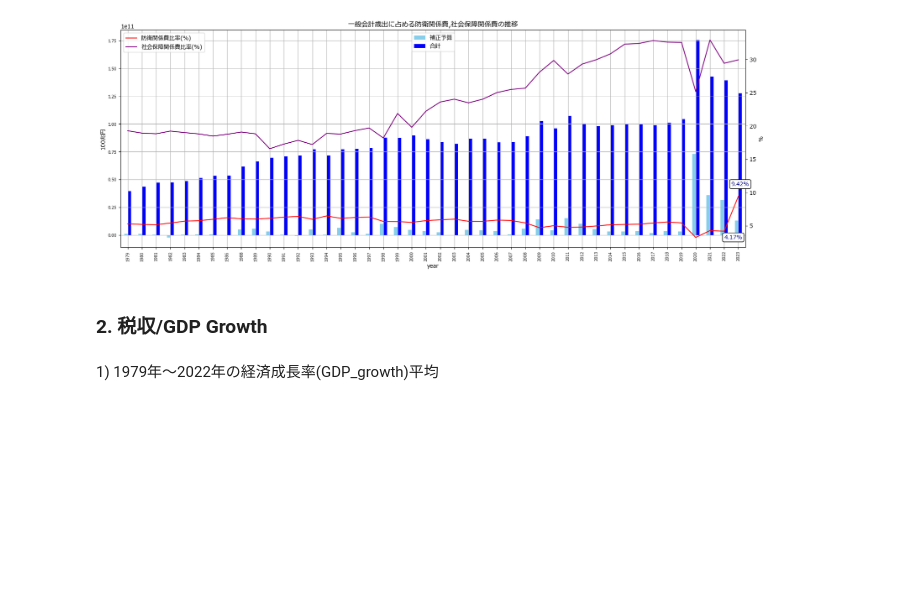
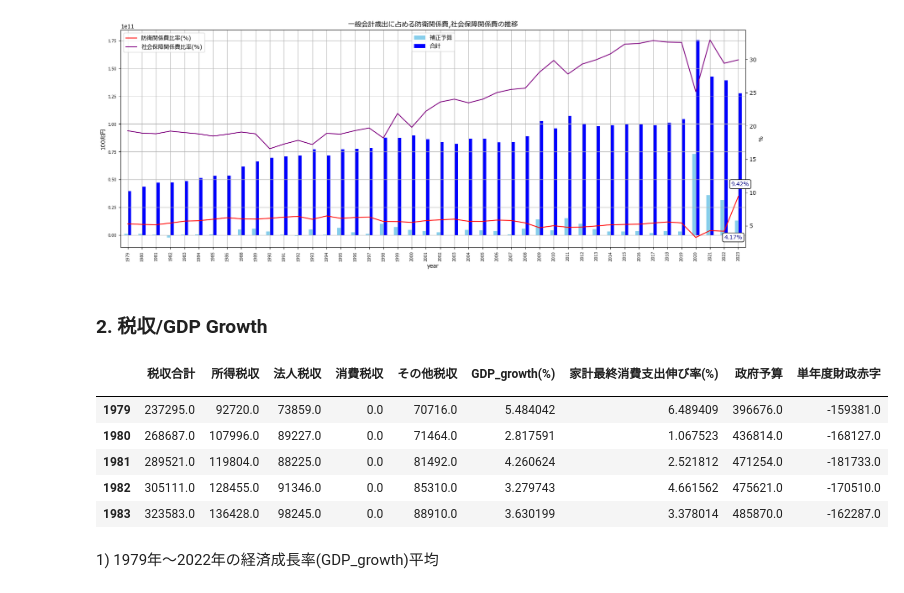
Before and after one commit to Pipikopimame/orbe_public2, a Jupyter notebook: 政府一般会計歳出.ipynb, the cells around one changed output. Saved outputs shown, nothing was run; the diff lists cells and outputs as text; code cells hidden in the pictures; blank space fills up the shorter version.

```diff
--- a/政府一般会計歳出.ipynb
+++ b/政府一般会計歳出.ipynb
@@ -142,33 +145,42 @@ year2 = []
 for i in range(1960,2023):
     year2.append(i)
 year2.insert(0,'country_name')
 year2.insert(0,'country_code')
 year2.insert(0,'indicator_name')
 year2.insert(0,'indicator_code')
 
 cp.columns = year
 cp2 = cp.transpose()
 cp2.rename(columns={0:'家計最終消費支出伸び率(%)'},inplace=True)
 cp3 = cp2.loc[1979:,['家計最終消費支出伸び率(%)']]
 cp3.reset_index(drop=True,inplace=True)
 
 ##税収
 query_tax = '''SELECT *, 一般会計税収-所得税収-法人税収-消費税収 AS その他税収 FROM revenue;'''
 tax_rev = pd.read_sql(query_tax,engine)
 #tax_rev.set_index('年度',inplace=True)
 ##税収,GDP成長率
 gdp3.reset_index(drop=True,inplace=True)
 comp = pd.concat([tax_rev,gdp3,cp3],axis=1)
 comp.set_index('年度',inplace=True)
 comp.iloc[-10:]
 comp.index.name = ''
 comp.columns
 comp['家計最終消費支出伸び率(%)']['1993':'2023'].mean()
 comp['GDP_growth(%)']['1993':'2023'].mean()
 #comp['政府予算'] = budget
 comp['政府予算'] = round(budget['合計']/100000)
 comp['単年度財政赤字']=comp['一般会計税収']-comp['政府予算']
 comp.rename(columns={'一般会計税収':'税収合計'},inplace=True)
+comp.head()
+# %% [output]
+|  | 税収合計 | 所得税収 | 法人税収 | 消費税収 | その他税収 | GDP_growth(%) | 家計最終消費支出伸び率(%) | 政府予算 | 単年度財政赤字 |
+|  |  |  |  |  |  |  |  |  |  |
+| 1979 | 237295.0 | 92720.0 | 73859.0 | 0.0 | 70716.0 | 5.484042 | 6.489409 | 396676.0 | -159381.0 |
+| 1980 | 268687.0 | 107996.0 | 89227.0 | 0.0 | 71464.0 | 2.817591 | 1.067523 | 436814.0 | -168127.0 |
+| 1981 | 289521.0 | 119804.0 | 88225.0 | 0.0 | 81492.0 | 4.260624 | 2.521812 | 471254.0 | -181733.0 |
+| 1982 | 305111.0 | 128455.0 | 91346.0 | 0.0 | 85310.0 | 3.279743 | 4.661562 | 475621.0 | -170510.0 |
+| 1983 | 323583.0 | 136428.0 | 98245.0 | 0.0 | 88910.0 | 3.630199 | 3.378014 | 485870.0 | -162287.0 |
 # %% [markdown]
 <p>1) 1979年～2022年の経済成長率(GDP_growth)平均</p>
 # %%
```
Also changed, not shown: parts of 4 cells of this notebook.
